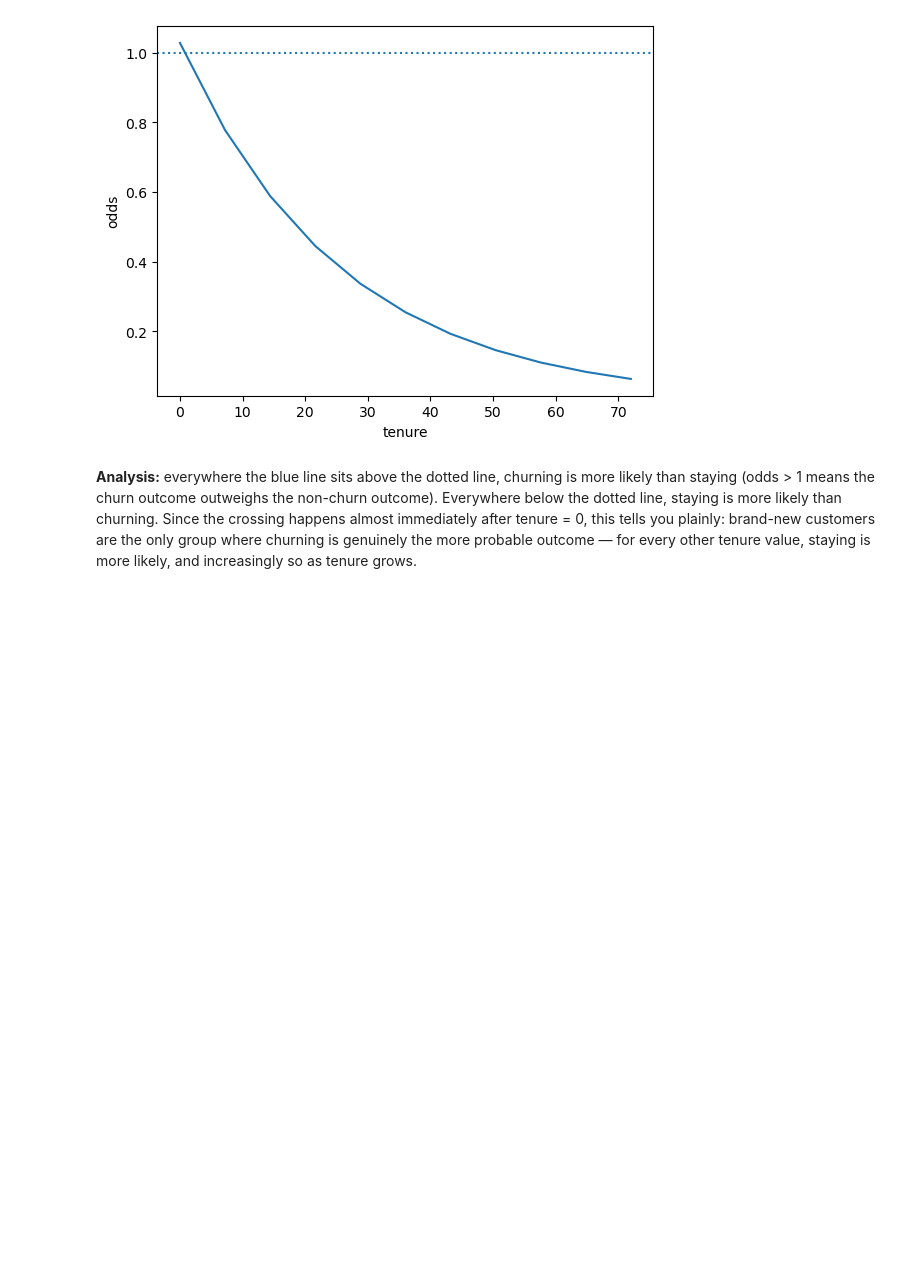
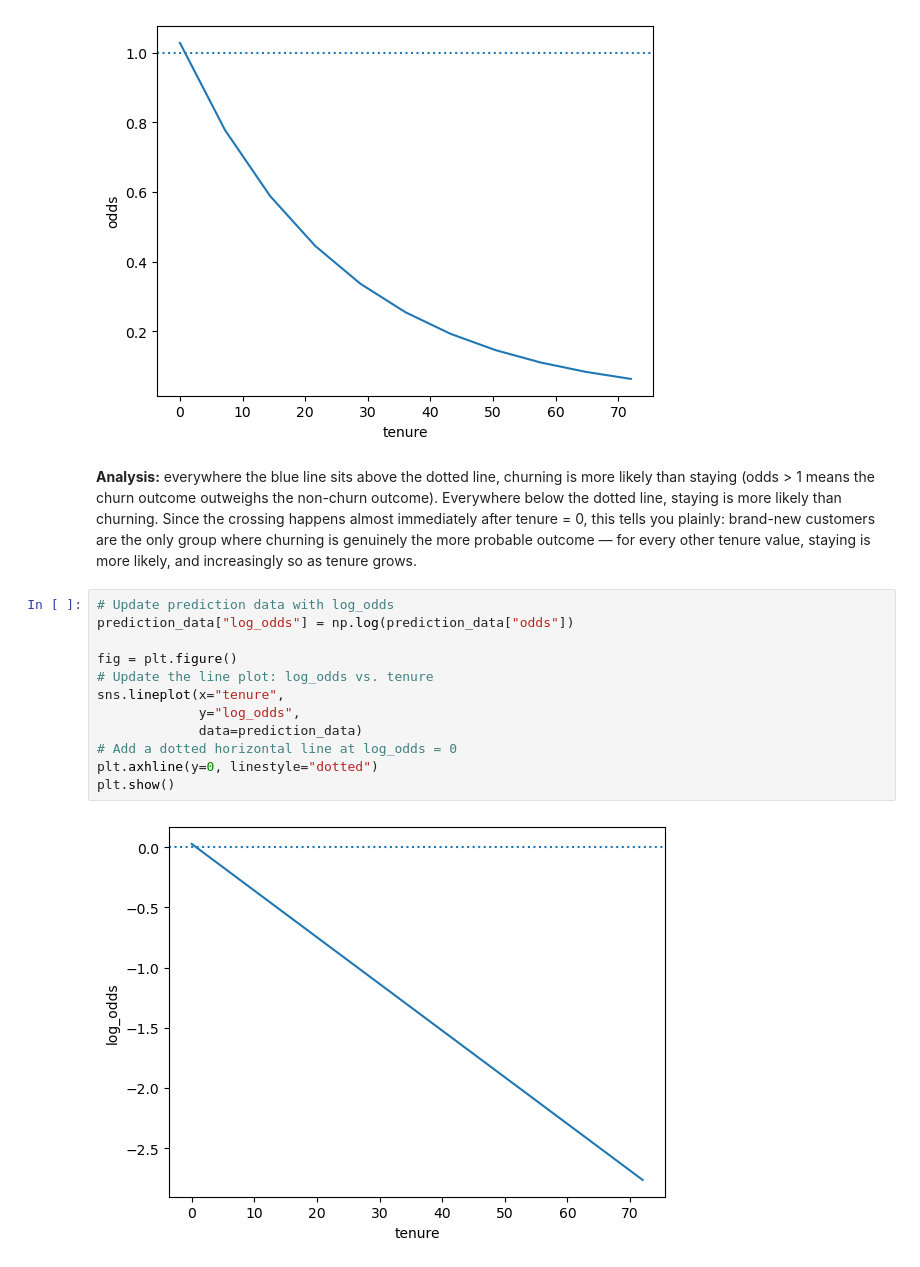
Before and after one commit to saalssall/Statistics_In_Python, a Jupyter notebook: Regression_statsmodel_1.ipynb, the cells around one changed output. Cells and saved outputs as stored; diff of their text form; blank space fills up the shorter version.

Commit message:
Add log odds for churn and tenure

```diff
--- a/Regression_statsmodel_1.ipynb
+++ b/Regression_statsmodel_1.ipynb
@@ -727,3 +727,17 @@ plt.show()
 [figure]
 # %% [markdown]
 **Analysis:** everywhere the blue line sits above the dotted line, churning is more likely than staying (odds > 1 means the churn outcome outweighs the non-churn outcome). Everywhere below the dotted line, staying is more likely than churning. Since the crossing happens almost immediately after tenure = 0, this tells you plainly: brand-new customers are the only group where churning is genuinely the more probable outcome — for every other tenure value, staying is more likely, and increasingly so as tenure grows.
+# %%
+# Update prediction data with log_odds
+prediction_data["log_odds"] = np.log(prediction_data["odds"])
+
+fig = plt.figure()
+# Update the line plot: log_odds vs. tenure
+sns.lineplot(x="tenure",
+             y="log_odds",
+             data=prediction_data)
+# Add a dotted horizontal line at log_odds = 0
+plt.axhline(y=0, linestyle="dotted")
+plt.show()
+# %% [output]
+[figure, added]
```
Also changed, not shown: parts of 1 cell of this notebook.
